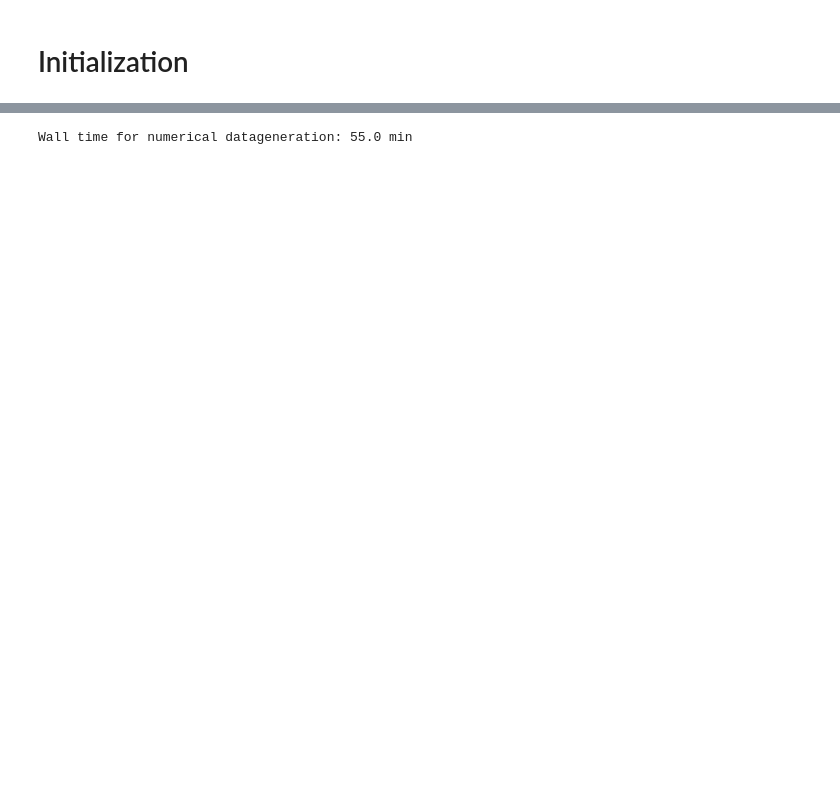
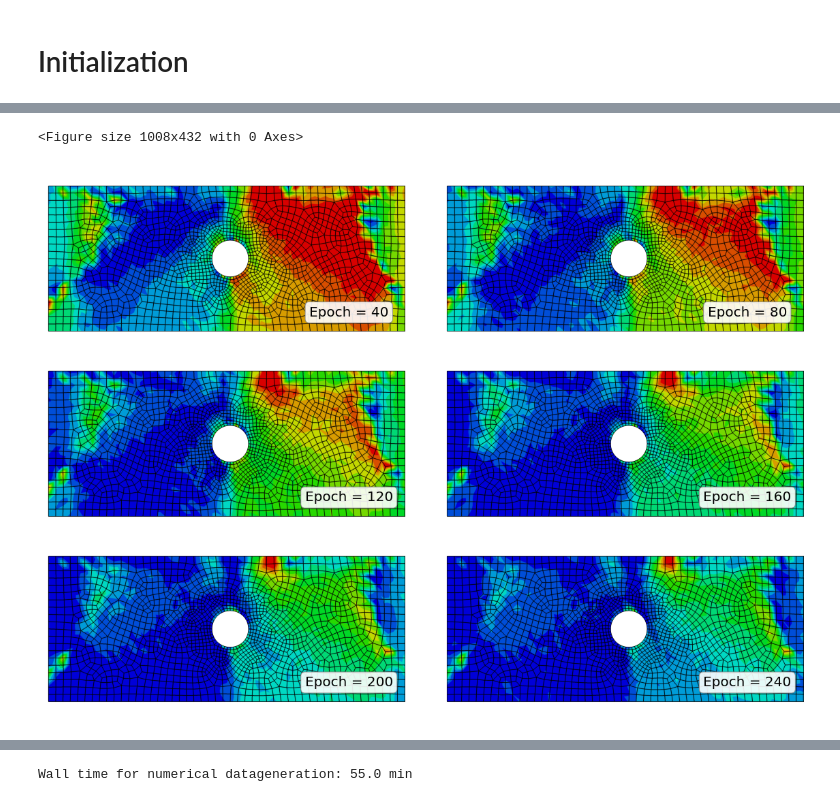
Before and after one commit to shayansss/pmse, a Jupyter notebook: ml.ipynb, the cells around one changed output, grey strips where cells are left out. Saved outputs shown, nothing was run; the diff lists cells and outputs as text; code cells hidden in the pictures; blank space fills up the shorter version.

```diff
--- a/ml.ipynb
+++ b/ml.ipynb
@@ -246,0 +258,7 @@ Wall time: 47.9 s
+# %%
+%%time
+
+plot_epoch(key = "img_sample", fileName = 'visualization_sample.pdf')
+# %% [output]
+<Figure size 1008x432 with 0 Axes>
+[figure, added]
```
Also changed, not shown: parts of 11 cells of this notebook, 1 other file.
